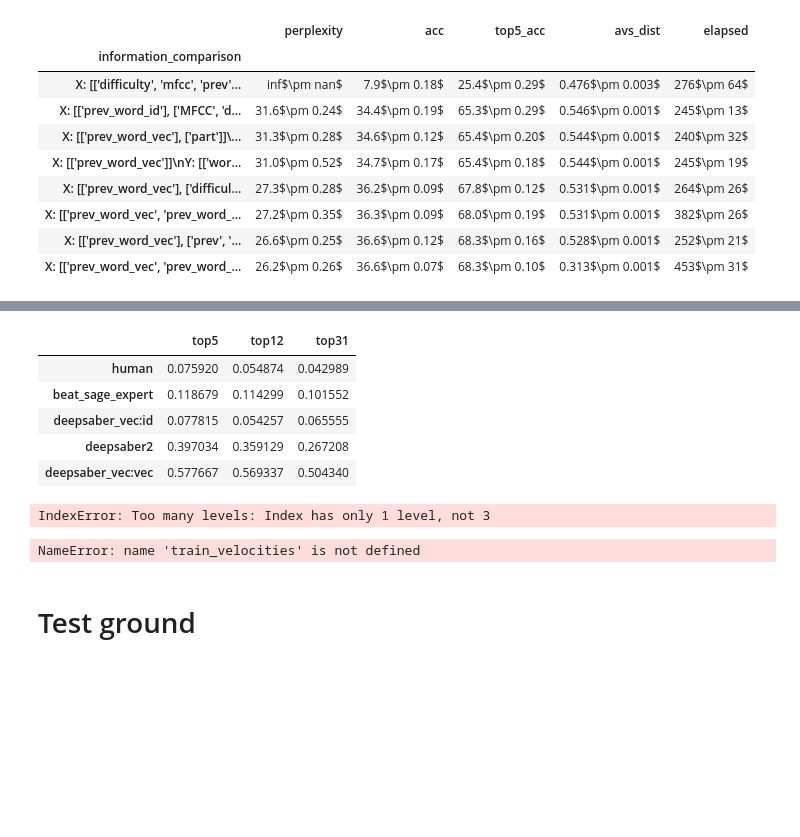
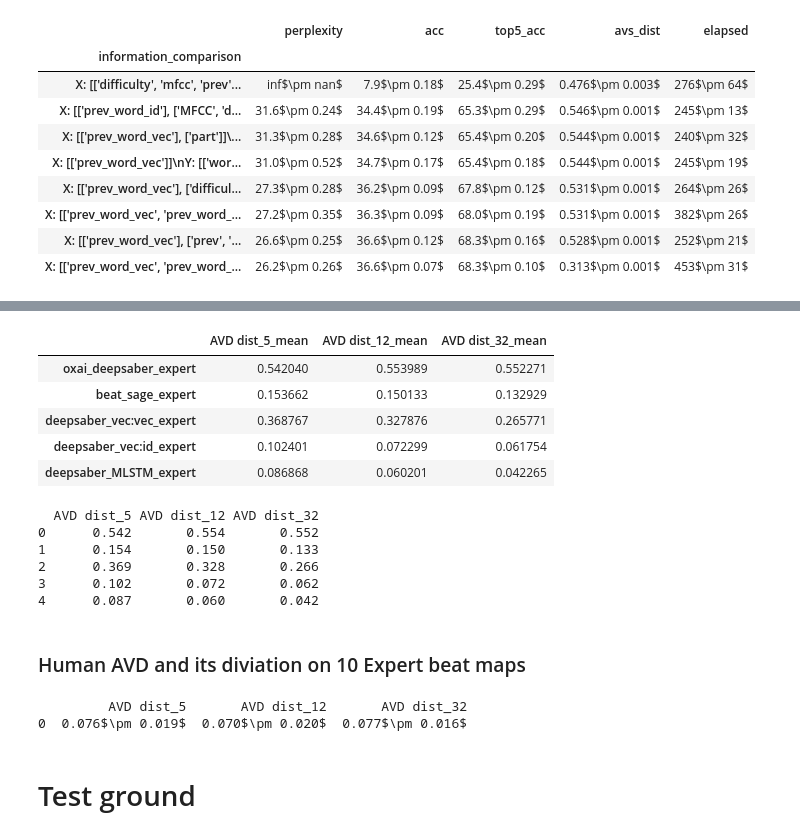
Before and after one commit to ronaldluc/DeepSaber, a Jupyter notebook: src/notebooks/results_exploration.ipynb, the cells around one changed output, grey strips where cells are left out. Saved outputs shown, nothing was run; the diff lists cells and outputs as text; code cells hidden in the pictures; blank space fills up the shorter version.

```diff
--- a/src/notebooks/results_exploration.ipynb
+++ b/src/notebooks/results_exploration.ipynb
@@ -537,29 +546,56 @@ distances = {}
 for folder_name in folder_names:
     gen_vel = generated_velocities[folder_name].items()
     distances[folder_name] = {
-        'top5': compute_avd_distance(human_velocities, {key: val for key, val in gen_vel if key < 6}),
-        'top12': compute_avd_distance(human_velocities, {key: val for key, val in gen_vel if key < 13}),
-        'top31': compute_avd_distance(human_velocities, {key: val for key, val in gen_vel if key < 32}),
+        'AVD dist_5': compute_avd_distance(human_velocities_by_diff['Expert'], {key: val for key, val in gen_vel if key < 6}),
+        'AVD dist_12': compute_avd_distance(human_velocities_by_diff['Expert'], {key: val for key, val in gen_vel if key < 13}),
+        'AVD dist_32': compute_avd_distance(human_velocities_by_diff['Expert'], {key: val for key, val in gen_vel if key < 33}),
     }
-# %%
-pd.DataFrame(distances.values(), index=distances.keys())
-# %% [output]
-|  | top5 | top12 | top31 |
-| human | 0.075920 | 0.054874 | 0.042989 |
-| beat_sage_expert | 0.118679 | 0.114299 | 0.101552 |
-| deepsaber_vec:id | 0.077815 | 0.054257 | 0.065555 |
-| deepsaber2 | 0.397034 | 0.359129 | 0.267208 |
-| deepsaber_vec:vec | 0.577667 | 0.569337 | 0.504340 |
-# %%
-beat_sage_vec = get_vec_df(df)
-generated_velocities = compute_multiple_velocities(beat_sage_vec)
-compute_avd_distance(val_velocities, generated_velocities)
-# %% [output]
-IndexError: Too many levels: Index has only 1 level, not 3
-# %%
-compute_avd_distance(val_velocities, train_velocities)
-# %% [output]
-NameError: name 'train_velocities' is not defined
+# %%
+res = pd.DataFrame(distances.values(), index=distances.keys())
+res.columns = res.columns + '_mean'
+
+# index = ['oxai_deepsaber_expert', 'beat_sage_expert',
+#          'deepsaber_vec:vec_topn30_expert', 'deepsaber_vec:id', ]
+index = ['oxai_deepsaber_expert',
+         'beat_sage_expert',
+         'deepsaber_vec:vec_expert',
+         'deepsaber_vec:id_expert',
+         'deepsaber_MLSTM_expert',]
+res.reindex(index)
+# %% [output]
+|  | AVD dist_5_mean | AVD dist_12_mean | AVD dist_32_mean |
+| oxai_deepsaber_expert | 0.542040 | 0.553989 | 0.552271 |
+| beat_sage_expert | 0.153662 | 0.150133 | 0.132929 |
+| deepsaber_vec:vec_expert | 0.368767 | 0.327876 | 0.265771 |
+| deepsaber_vec:id_expert | 0.102401 | 0.072299 | 0.061754 |
+| deepsaber_MLSTM_expert | 0.086868 | 0.060201 | 0.042265 |
+# %%
+col_formatting = {
+    'AVD dist_5': (3, 3),
+    'AVD dist_12': (3, 3),
+    'AVD dist_32': (3, 3),
+}
+
+df_print = formate4latex(res, col_formatting).reindex(index)
+print(str(df_print.reset_index(drop=True)))
+# %% [output]
+  AVD dist_5 AVD dist_12 AVD dist_32
+0      0.542       0.554       0.552
+1      0.154       0.150       0.133
+2      0.369       0.328       0.266
+3      0.102       0.072       0.062
+4      0.087       0.060       0.042
+# %% [markdown]
+### Human AVD and its diviation on 10 Expert beat maps
+# %%
+res.columns = res.columns.str.replace(r'_mean', '')
+human = get_stats(res.loc[res.index.str.contains('human')]).to_frame('human').T
+human
+df_print = formate4latex(human, col_formatting)
+print(str(df_print.reset_index(drop=True)))
+# %% [output]
+         AVD dist_5       AVD dist_12       AVD dist_32
+0  0.076$\pm 0.019$  0.070$\pm 0.020$  0.077$\pm 0.016$
 # %% [markdown]
 # Test ground
 # %%
```
Also changed, not shown: parts of 21 cells of this notebook, 7 other files.
